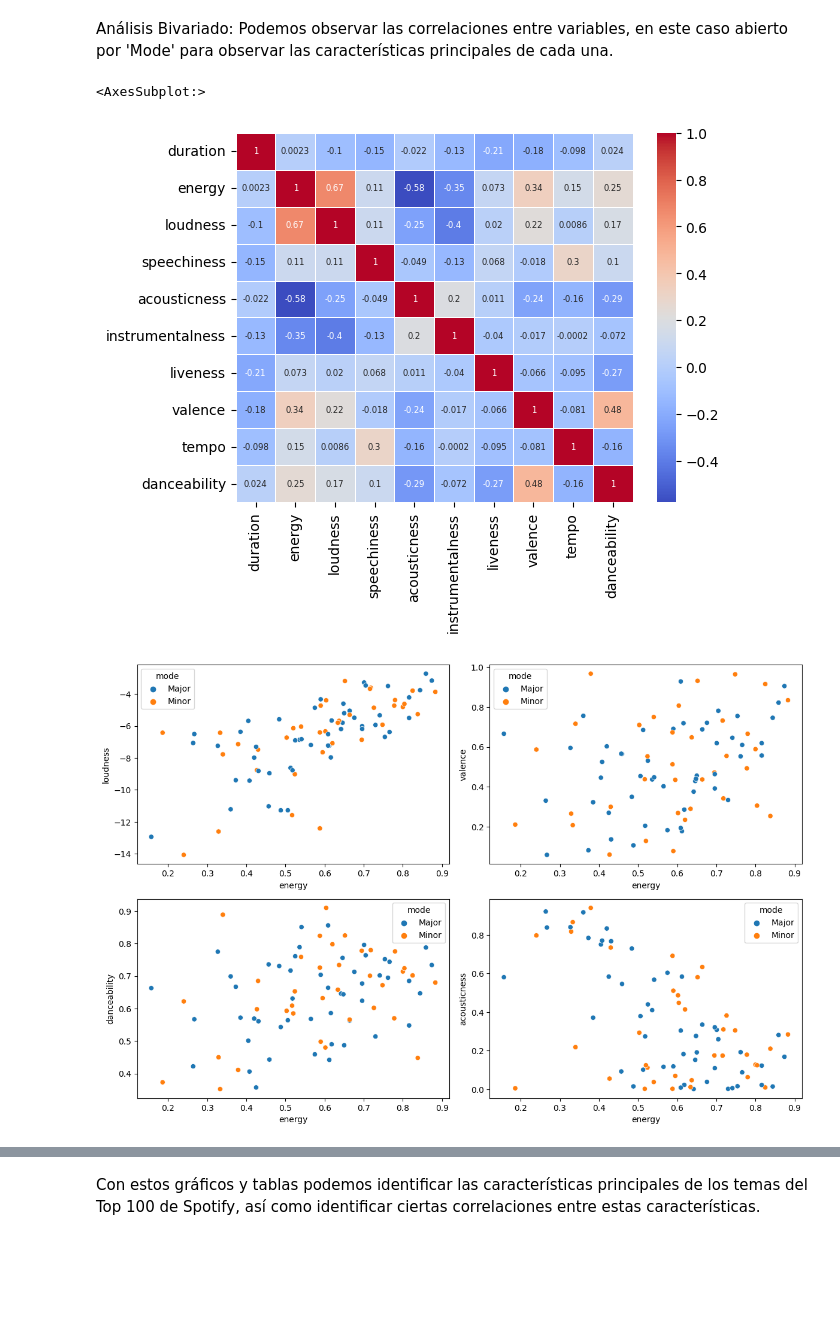
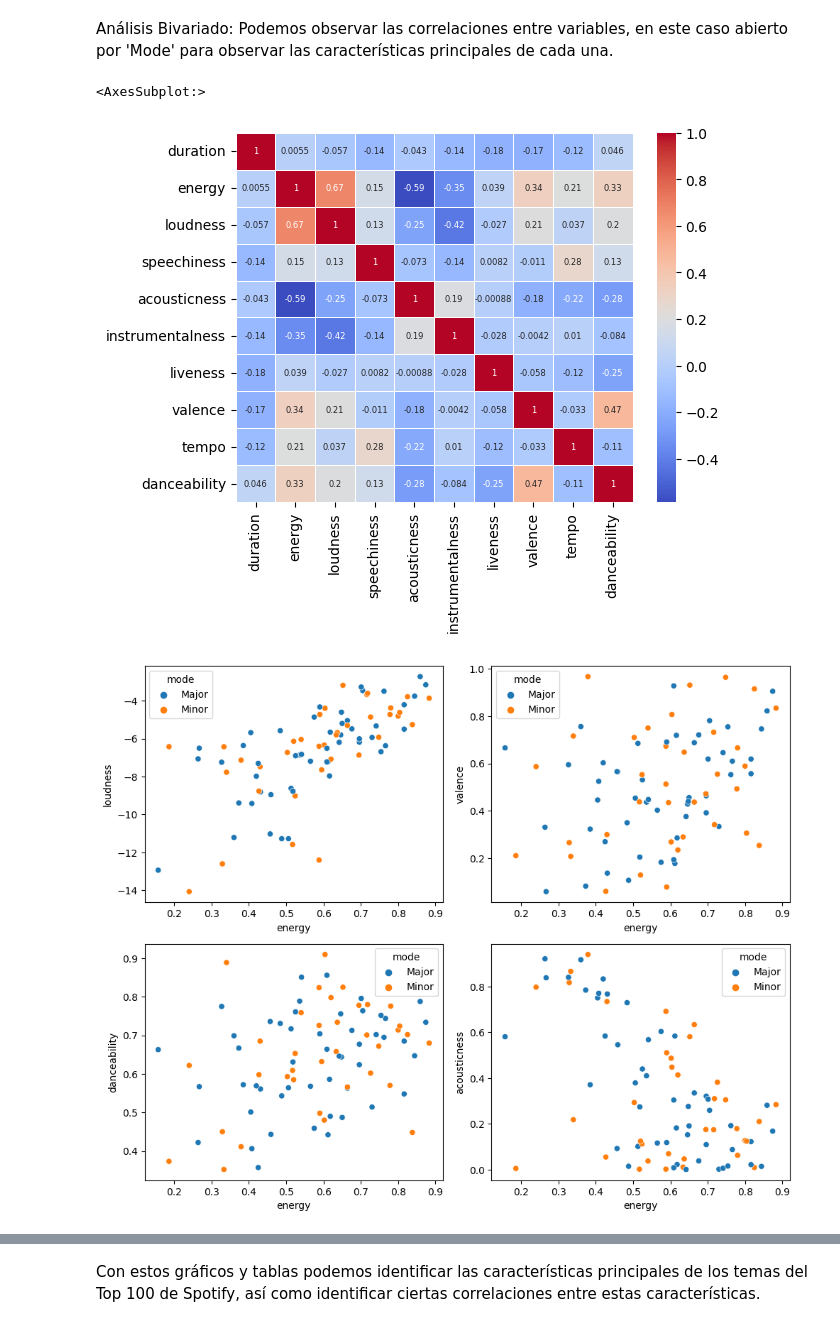
Before and after one commit to tottipensotti/data-analysis-examples, a Jupyter notebook: spotify_eda.ipynb, the cells around one changed output, grey strips where cells are left out. Saved outputs shown, nothing was run; the diff lists cells and outputs as text; code cells hidden in the pictures; blank space fills up the shorter version.

Commit message:
Eliminé IDs duplicados del dataset

```diff
--- a/spotify_eda.ipynb
+++ b/spotify_eda.ipynb
@@ -39,0 +55,2 @@ data['mode'] = data['mode'].astype('string')
+# %%
+data = data.drop_duplicates(subset=['id'], keep='first') # elimino las canciones con ID duplicados
@@ -149,15 +166,15 @@ Análisis Bivariado: Podemos observar las correlaciones entre variables, en este
 sns.heatmap(data.corr(), annot = True, annot_kws={"size":6}, cmap='coolwarm', linewidths=.5)
 # %% [output]
 <AxesSubplot:>
-[figure, old version]
+[figure, new version]
 # %%
-fig, ax = plt.subplots(2, 2, figsize=(12,8))
+fig, ax = plt.subplots(2, 2, figsize=(10,8))
 sns.scatterplot(data=data, x='energy', y='loudness', hue='mode', ax=ax[0][0])
 sns.scatterplot(data=data, x='energy', y='valence', hue='mode', ax=ax[0][1])
 sns.scatterplot(data=data, x='energy', y='danceability', hue='mode', ax=ax[1][0])
 sns.scatterplot(data=data, x='energy', y='acousticness', hue='mode', ax=ax[1][1])
 
 plt.tight_layout()
 # %% [output]
-[figure, old version]
+[figure, new version]
 # %%
```
Also changed, not shown: parts of 10 cells of this notebook.
